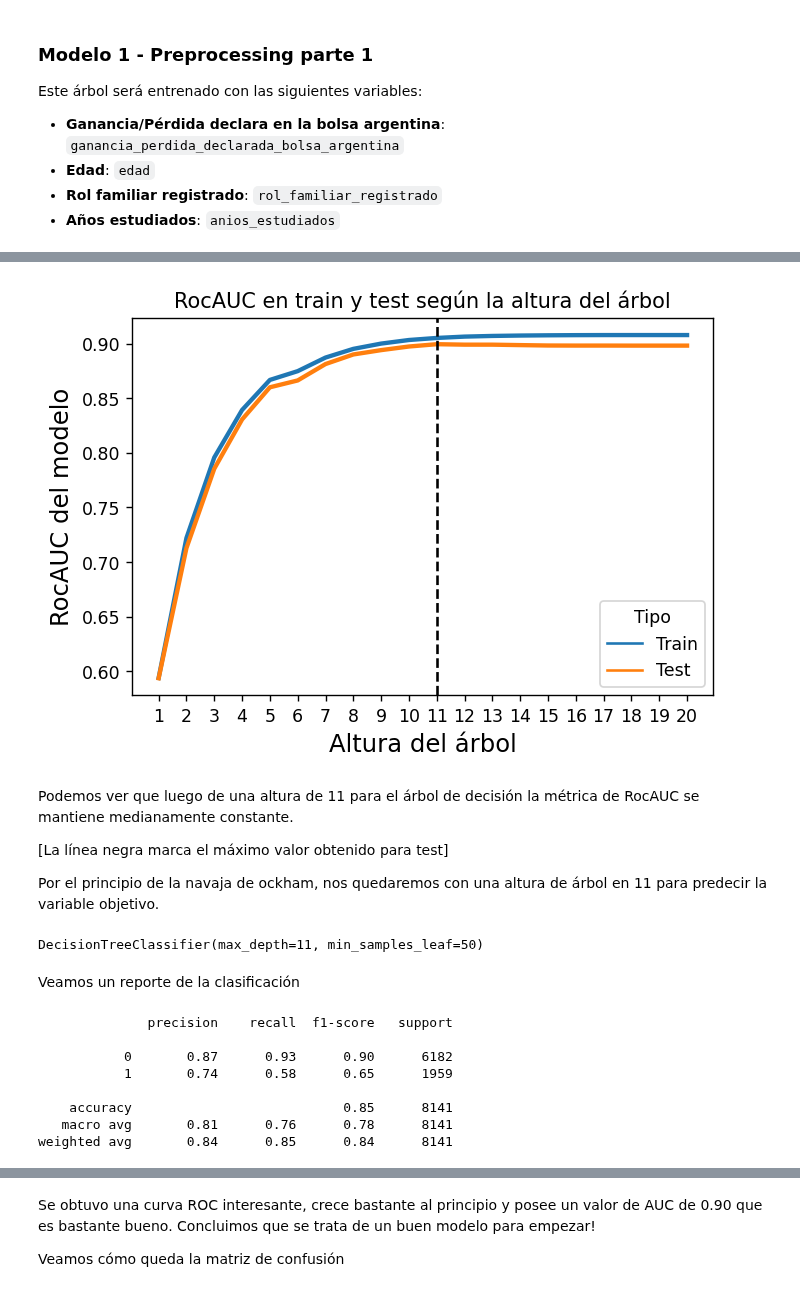
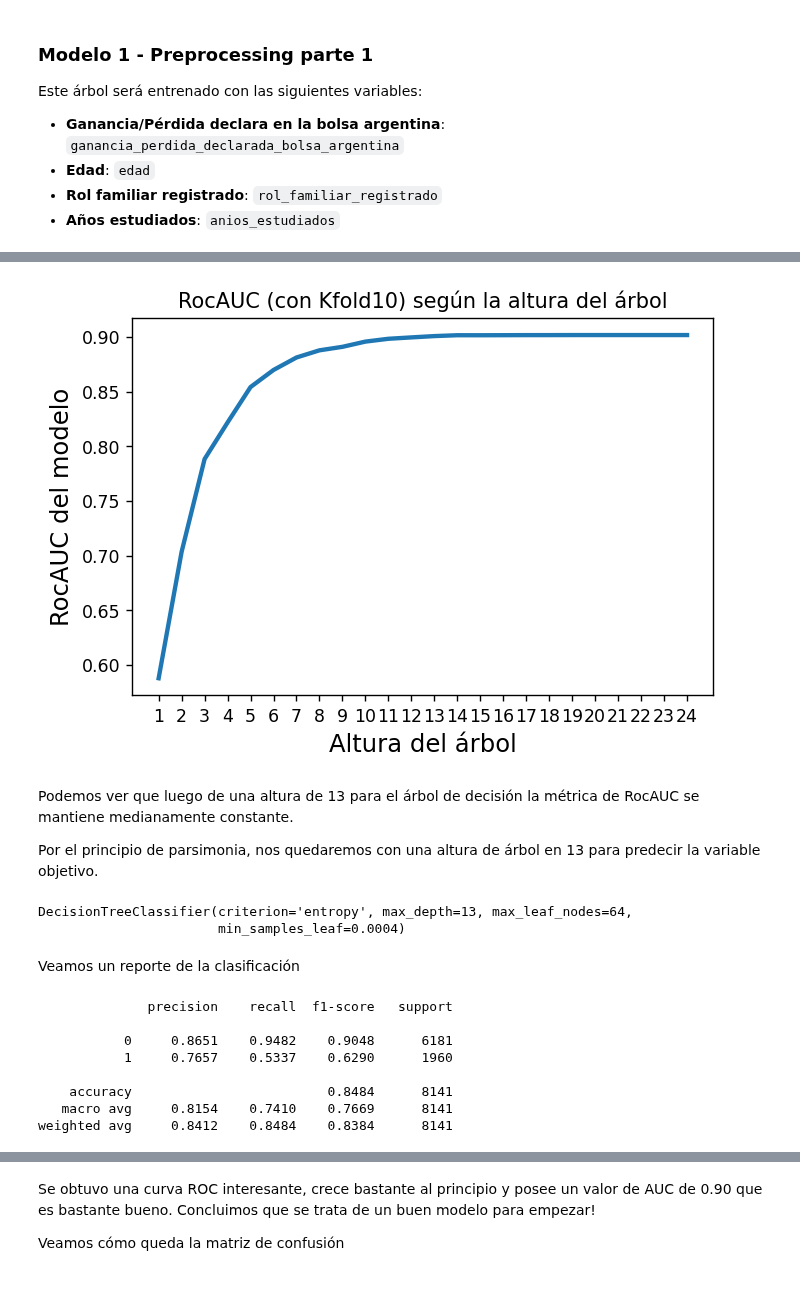
Before and after one commit to ncontinanza/tp-datos-1c2021-de-angelis-riva-continanza, a Jupyter notebook: Parte2/Tree.ipynb, the cells around one changed output, grey strips where cells are left out. Drawn from its saved outputs; the diff is of its cells as text; code cells hidden in the pictures.

```diff
--- a/Parte2/Tree.ipynb
+++ b/Parte2/Tree.ipynb
@@ -40,7 +41,7 @@ Este árbol será entrenado con las siguientes variables:
 X = df[df.columns.drop('tiene_alto_valor_adquisitivo')]
 Y = df['tiene_alto_valor_adquisitivo']
 
-X_train_1, X_test_1, y_train_1, y_test_1 = train_test_split(X, Y, random_state=112)
+X_train_1, X_test_1, y_train_1, y_test_1 = train_test_split(X, Y, random_state=112, stratify=Y)
 
 X_train_1, X_test_1 = preprocessing_base_parte_1(X_train_1, X_test_1)
 # %% [markdown]
@@ -47,0 +70,2 @@ Entrenaremos, para cada altura entre 1 y 20, un árbol con criterio Gini y una m
+# %%
+gscv_base.fit(X_train_1, y_train_1)
@@ -48,12 +109,12 @@ Entrenaremos, para cada altura entre 1 y 20, un árbol con criterio Gini y una m
 # %%
-resultados = pd.DataFrame({"Altura": [], "RocAUC": [], "Tipo": []})
+alturas = range(1, 25)
+model = DecisionTreeClassifier()
+params = {
+    'criterion': ['entropy'],
+    'max_depth': alturas,
+    'min_samples_leaf': [0.0002],
+    'max_leaf_nodes': [64]
+}
+gscv_base = GridSearchCV(model, params, scoring='roc_auc', n_jobs=-1, cv=10, verbose=4)
 
-for altura in range(1, 21):
-    arbol = DecisionTreeClassifier(criterion='gini', min_samples_leaf=50, max_depth=altura)
-    arbol.fit(X_train_1, y_train_1)
-    resultados = resultados.append({"Altura": altura,
-                      "RocAUC": roc_auc_score(y_train_1, arbol.predict_proba(X_train_1)[:,1]),
-                      "Tipo": "Train"}, ignore_index=True)
-    resultados = resultados.append({"Altura": altura,
-                      "RocAUC": roc_auc_score(y_test_1, arbol.predict_proba(X_test_1)[:,1]),
-                      "Tipo": "Test"}, ignore_index=True)
+gscv_base.fit(X_train_1, y_train_1)
@@ -60,47 +132,42 @@ for altura in range(1, 21):
+# %%
+resultados = pd.DataFrame({"Altura": alturas, "RocAUC": gscv_base.cv_results_['mean_test_score']})
 # %%
 plt.figure(dpi=125)
 
 sns.lineplot(data=resultados,
              x = "Altura",
              y = "RocAUC",
-             hue = "Tipo",
              palette="tab10", linewidth=2.5)
 
-maxacc_idx = resultados[resultados["Tipo"] == "Test"]["RocAUC"].idxmax(axis=0)
-maxacc_altura = resultados.iloc[maxacc_idx]["Altura"]
-
-plt.axvline(x = maxacc_altura, color="black", linestyle="--")
-
-plt.title('RocAUC en train y test según la altura del árbol')
+plt.title('RocAUC (con Kfold10) según la altura del árbol')
 plt.xlabel("Altura del árbol", fontsize=14)
 plt.ylabel("RocAUC del modelo", fontsize=14)
-plt.xticks(range(1, 21))
+plt.xticks(alturas)
 
 plt.show()
 # %% [output]
-[figure, old version]
+[figure, new version]
 # %% [markdown]
-Podemos ver que luego de una altura de 11 para el árbol de decisión  la métrica de RocAUC se mantiene medianamente constante.
+Podemos ver que luego de una altura de 13 para el árbol de decisión  la métrica de RocAUC se mantiene medianamente constante.
 
-[La línea negra marca el máximo valor obtenido para test]
-
-Por el principio de la navaja de ockham, nos quedaremos con una altura de árbol en 11 para predecir la variable objetivo.
+Por el principio de parsimonia, nos quedaremos con una altura de árbol en 13 para predecir la variable objetivo.
 # %%
-arbol1 = DecisionTreeClassifier(criterion='gini', min_samples_leaf=50, max_depth=11)
+arbol1 = DecisionTreeClassifier(criterion='entropy', max_depth=13, min_samples_leaf=0.0004, max_leaf_nodes=64)
 arbol1.fit(X_train_1, y_train_1)
 # %% [output]
-DecisionTreeClassifier(max_depth=11, min_samples_leaf=50)
+DecisionTreeClassifier(criterion='entropy', max_depth=13, max_leaf_nodes=64,
+                       min_samples_leaf=0.0004)
 # %% [markdown]
 Veamos un reporte de la clasificación
 # %%
-print(classification_report(y_test_1, arbol1.predict(X_test_1)))
+print(classification_report(y_test_1, arbol1.predict(X_test_1), digits=4))
 # %% [output]
               precision    recall  f1-score   support
 
-           0       0.87      0.93      0.90      6182
-           1       0.74      0.58      0.65      1959
+           0     0.8651    0.9482    0.9048      6181
+           1     0.7657    0.5337    0.6290      1960
 
-    accuracy                           0.85      8141
-   macro avg       0.81      0.76      0.78      8141
-weighted avg       0.84      0.85      0.84      8141
+    accuracy                         0.8484      8141
+   macro avg     0.8154    0.7410    0.7669      8141
+weighted avg     0.8412    0.8484    0.8384      8141
 # %% [markdown]
```
Also changed, not shown: parts of 30 cells of this notebook.
